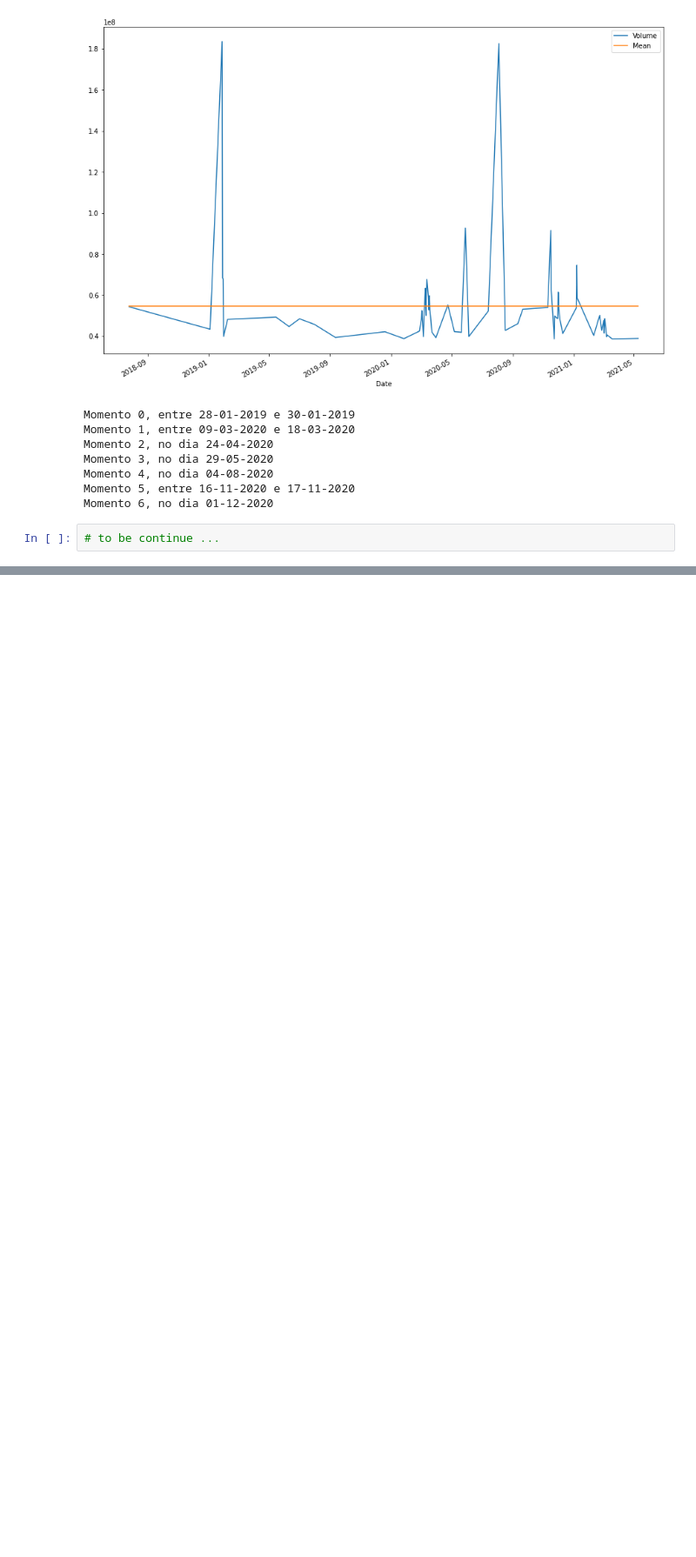
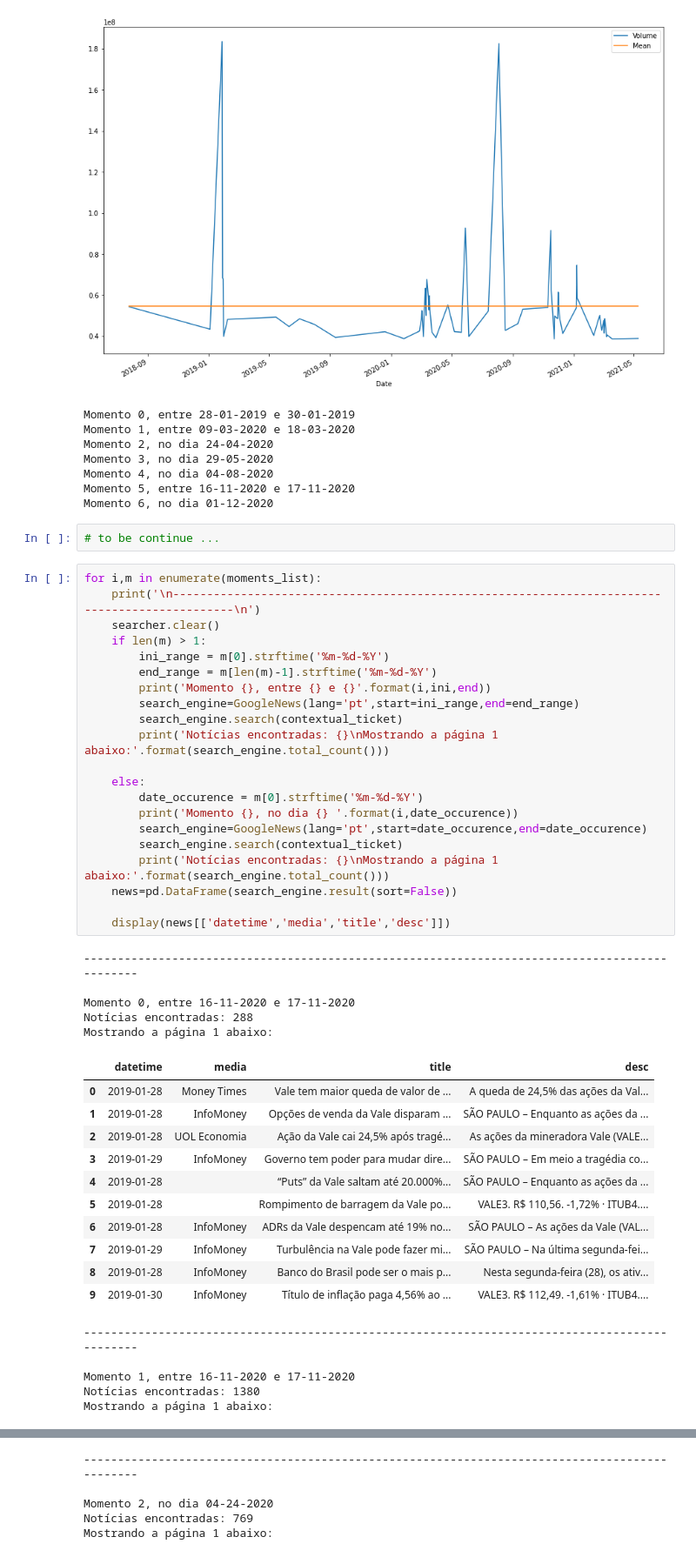
Before and after one commit to xslyr/DataScience_Examples, a Jupyter notebook: Mineral Market Between Some Years.ipynb, the cells around one changed output, grey strips where cells are left out. Shown: that part at 87% size. Cells and saved outputs as stored; diff of their text form; blank space fills up the shorter version.

```diff
--- a/Mineral Market Between Some Years.ipynb
+++ b/Mineral Market Between Some Years.ipynb
@@ -216,3 +222,46 @@ Momento 5, entre 16-11-2020 e 17-11-2020
 Momento 6, no dia 01-12-2020
 # %%
 # to be continue ...
+# %%
+for i,m in enumerate(moments_list):
+    print('\n----------------------------------------------------------------------------------------------\n')
+    searcher.clear()
+    if len(m) > 1:
+        ini_range = m[0].strftime('%m-%d-%Y')
+        end_range = m[len(m)-1].strftime('%m-%d-%Y')
+        print('Momento {}, entre {} e {}'.format(i,ini,end))
+        search_engine=GoogleNews(lang='pt',start=ini_range,end=end_range)
+        search_engine.search(contextual_ticket)
+        print('Notícias encontradas: {}\nMostrando a página 1 abaixo:'.format(search_engine.total_count()))
+
+    else:
+        date_occurence = m[0].strftime('%m-%d-%Y')
+        print('Momento {}, no dia {} '.format(i,date_occurence))
+        search_engine=GoogleNews(lang='pt',start=date_occurence,end=date_occurence)
+        search_engine.search(contextual_ticket)
+        print('Notícias encontradas: {}\nMostrando a página 1 abaixo:'.format(search_engine.total_count()))
+    news=pd.DataFrame(search_engine.result(sort=False))
+
+    display(news[['datetime','media','title','desc']])
+# %% [output]
+----------------------------------------------------------------------------------------------
+
+Momento 0, entre 16-11-2020 e 17-11-2020
+Notícias encontradas: 288
+Mostrando a página 1 abaixo:
+|  | datetime | media | title | desc |
+| 0 | 2019-01-28 | Money Times | Vale tem maior queda de valor de ... | A queda de 24,5% das ações da Val... |
+| 1 | 2019-01-28 | InfoMoney | Opções de venda da Vale disparam ... | SÃO PAULO – Enquanto as ações da ... |
+| 2 | 2019-01-28 | UOL Economia | Ação da Vale cai 24,5% após tragé... | As ações da mineradora Vale (VALE... |
+| 3 | 2019-01-29 | InfoMoney | Governo tem poder para mudar dire... | SÃO PAULO – Em meio a tragédia co... |
+| 4 | 2019-01-28 |  | “Puts” da Vale saltam até 20.000%... | SÃO PAULO – Enquanto as ações da ... |
+| 5 | 2019-01-28 |  | Rompimento de barragem da Vale po... | VALE3. R$ 110,56. -1,72% · ITUB4.... |
+| 6 | 2019-01-28 | InfoMoney | ADRs da Vale despencam até 19% no... | SÃO PAULO – As ações da Vale (VAL... |
+| 7 | 2019-01-29 | InfoMoney | Turbulência na Vale pode fazer mi... | SÃO PAULO – Na última segunda-fei... |
+| 8 | 2019-01-28 | InfoMoney | Banco do Brasil pode ser o mais p... | Nesta segunda-feira (28), os ativ... |
+| 9 | 2019-01-30 | InfoMoney | Título de inflação paga 4,56% ao ... | VALE3. R$ 112,49. -1,61% · ITUB4.... |
+----------------------------------------------------------------------------------------------
+
+Momento 1, entre 16-11-2020 e 17-11-2020
+Notícias encontradas: 1380
+Mostrando a página 1 abaixo:
@@ -218,0 +279,5 @@ Momento 6, no dia 01-12-2020
+----------------------------------------------------------------------------------------------
+
+Momento 2, no dia 04-24-2020
+Notícias encontradas: 769
+Mostrando a página 1 abaixo:
```
Also changed, not shown: parts of 10 cells of this notebook.
